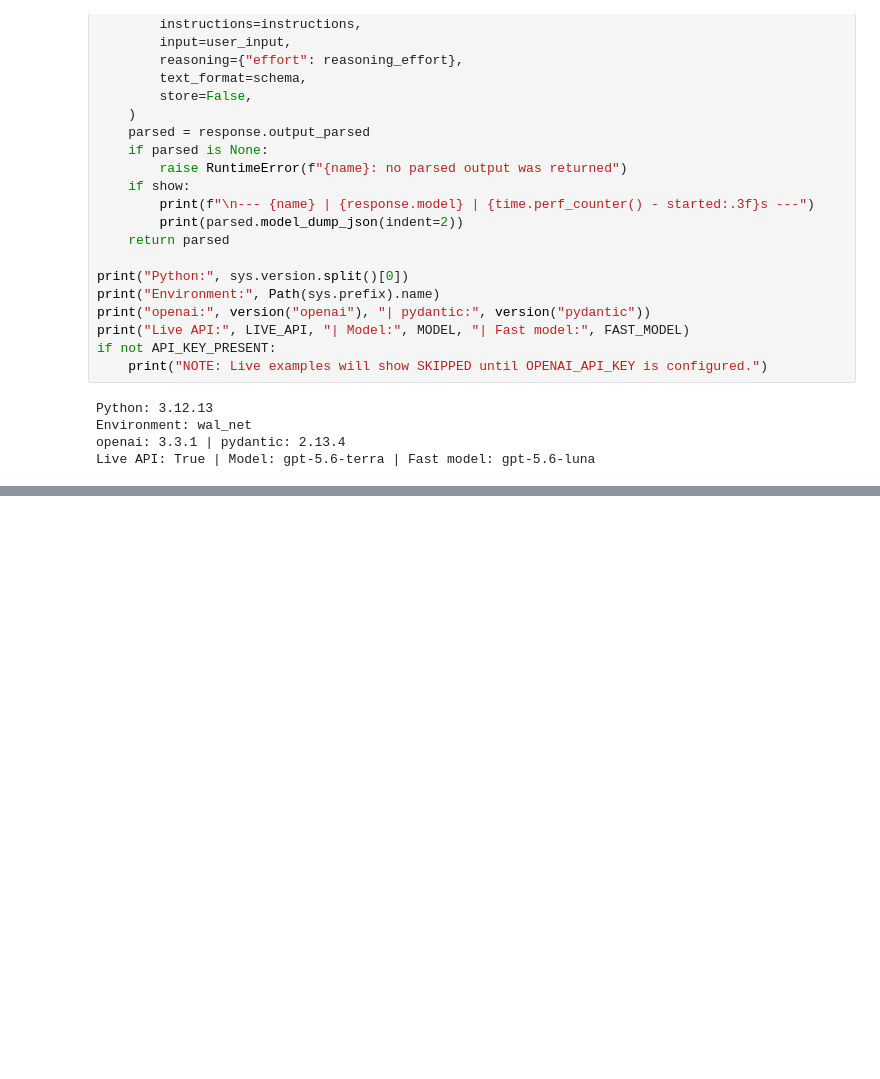
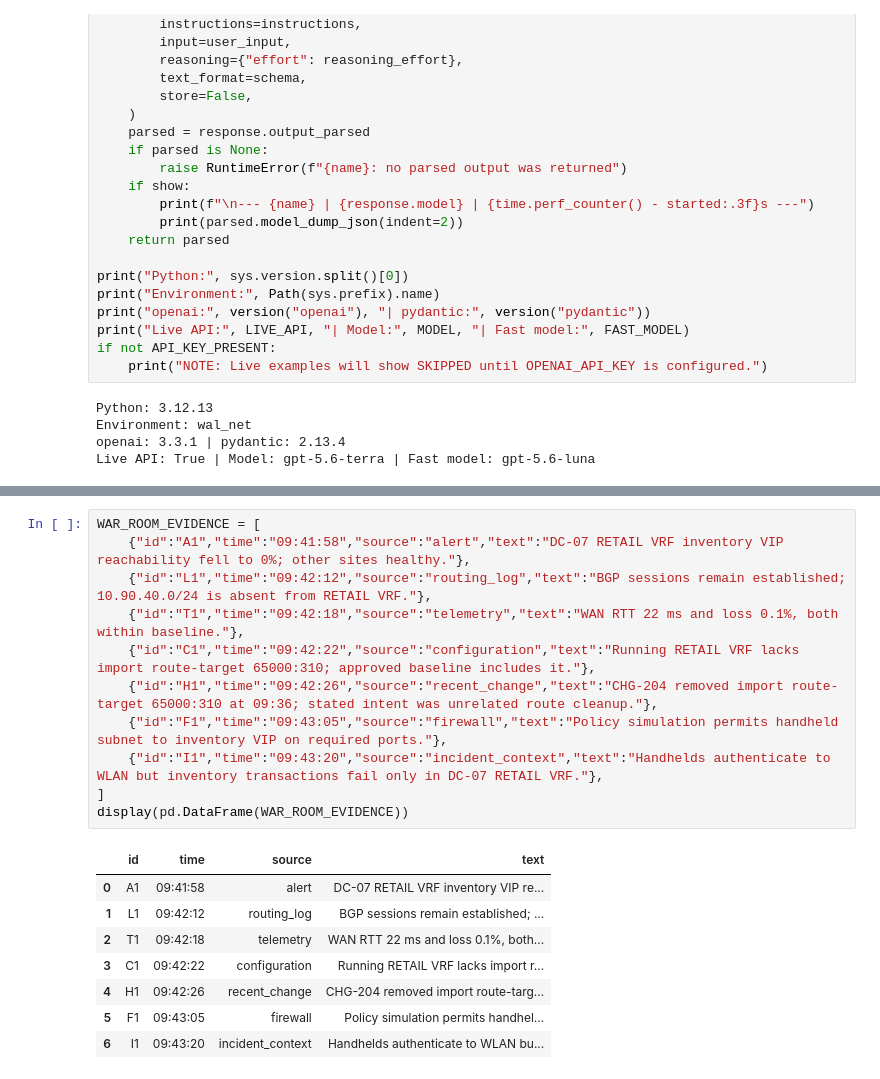
Before and after one commit to ingledarshan/Walmart-US-Networking-Infra-Oct-26-to-30-2026, a Jupyter notebook: Day2/Day2_US.ipynb, the cells around one changed output, grey strips where cells are left out. Cells and saved outputs as stored; diff of their text form; blank space fills up the shorter version.

```diff
--- a/Day2/Day2_US.ipynb
+++ b/Day2/Day2_US.ipynb
@@ -140,0 +532,20 @@ Live API: True | Model: gpt-5.6-terra | Fast model: gpt-5.6-luna
+# %%
+WAR_ROOM_EVIDENCE = [
+    {"id":"A1","time":"09:41:58","source":"alert","text":"DC-07 RETAIL VRF inventory VIP reachability fell to 0%; other sites healthy."},
+    {"id":"L1","time":"09:42:12","source":"routing_log","text":"BGP sessions remain established; 10.90.40.0/24 is absent from RETAIL VRF."},
+    {"id":"T1","time":"09:42:18","source":"telemetry","text":"WAN RTT 22 ms and loss 0.1%, both within baseline."},
+    {"id":"C1","time":"09:42:22","source":"configuration","text":"Running RETAIL VRF lacks import route-target 65000:310; approved baseline includes it."},
+    {"id":"H1","time":"09:42:26","source":"recent_change","text":"CHG-204 removed import route-target 65000:310 at 09:36; stated intent was unrelated route cleanup."},
+    {"id":"F1","time":"09:43:05","source":"firewall","text":"Policy simulation permits handheld subnet to inventory VIP on required ports."},
+    {"id":"I1","time":"09:43:20","source":"incident_context","text":"Handhelds authenticate to WLAN but inventory transactions fail only in DC-07 RETAIL VRF."},
+]
+display(pd.DataFrame(WAR_ROOM_EVIDENCE))
+# %% [output]
+|  | id | time | source | text |
+| 0 | A1 | 09:41:58 | alert | DC-07 RETAIL VRF inventory VIP re... |
+| 1 | L1 | 09:42:12 | routing_log | BGP sessions remain established; ... |
+| 2 | T1 | 09:42:18 | telemetry | WAN RTT 22 ms and loss 0.1%, both... |
+| 3 | C1 | 09:42:22 | configuration | Running RETAIL VRF lacks import r... |
+| 4 | H1 | 09:42:26 | recent_change | CHG-204 removed import route-targ... |
+| 5 | F1 | 09:43:05 | firewall | Policy simulation permits handhel... |
+| 6 | I1 | 09:43:20 | incident_context | Handhelds authenticate to WLAN bu... |
```
Also changed, not shown: parts of 32 cells of this notebook.
